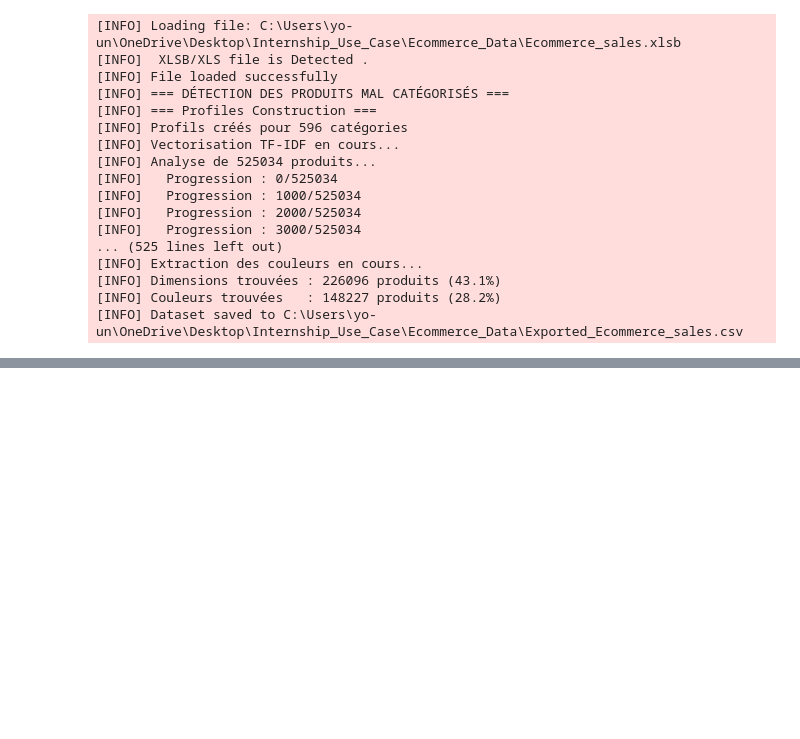
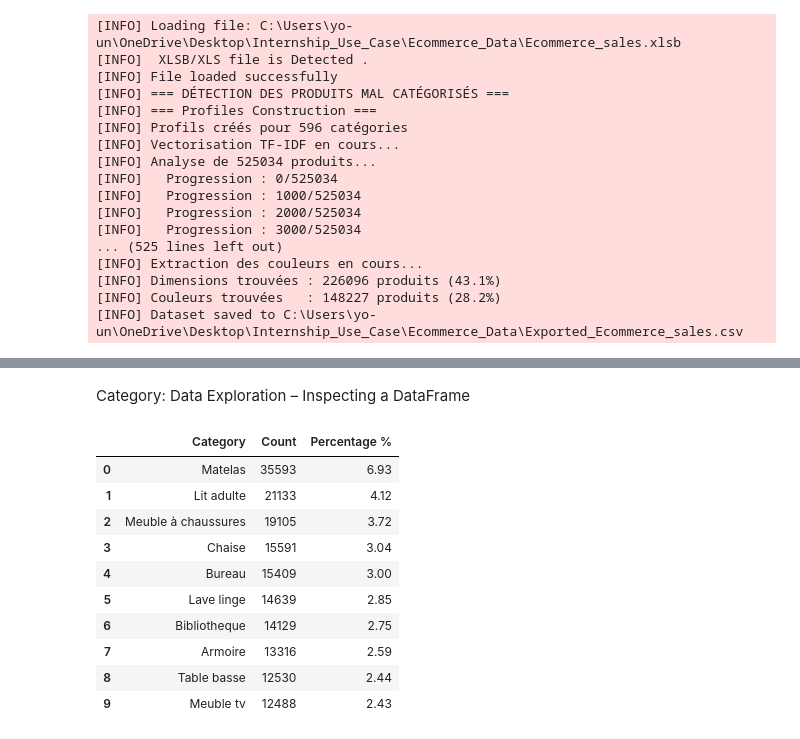
Before and after one commit to bousettayounes/E_Commerce_Sales, a Jupyter notebook: Notebook_version.ipynb, the cells around one changed output, grey strips where cells are left out. Drawn from its saved outputs; the diff is of its cells as text; code cells hidden in the pictures; blank space fills up the shorter version.

```diff
--- a/Notebook_version.ipynb
+++ b/Notebook_version.ipynb
@@ -420,0 +401,16 @@ Final_Dataset.head(50)
+# %% [markdown]
+Category: Data Exploration – Inspecting a DataFrame
+# %%
+Analyse_Categories.head(10)
+# %% [output]
+|  | Category | Count | Percentage % |
+| 0 | Matelas | 35593 | 6.93 |
+| 1 | Lit adulte | 21133 | 4.12 |
+| 2 | Meuble à chaussures | 19105 | 3.72 |
+| 3 | Chaise | 15591 | 3.04 |
+| 4 | Bureau | 15409 | 3.00 |
+| 5 | Lave linge | 14639 | 2.85 |
+| 6 | Bibliotheque | 14129 | 2.75 |
+| 7 | Armoire | 13316 | 2.59 |
+| 8 | Table basse | 12530 | 2.44 |
+| 9 | Meuble tv | 12488 | 2.43 |
```
Also changed, not shown: parts of 7 cells of this notebook, 1 other file.
